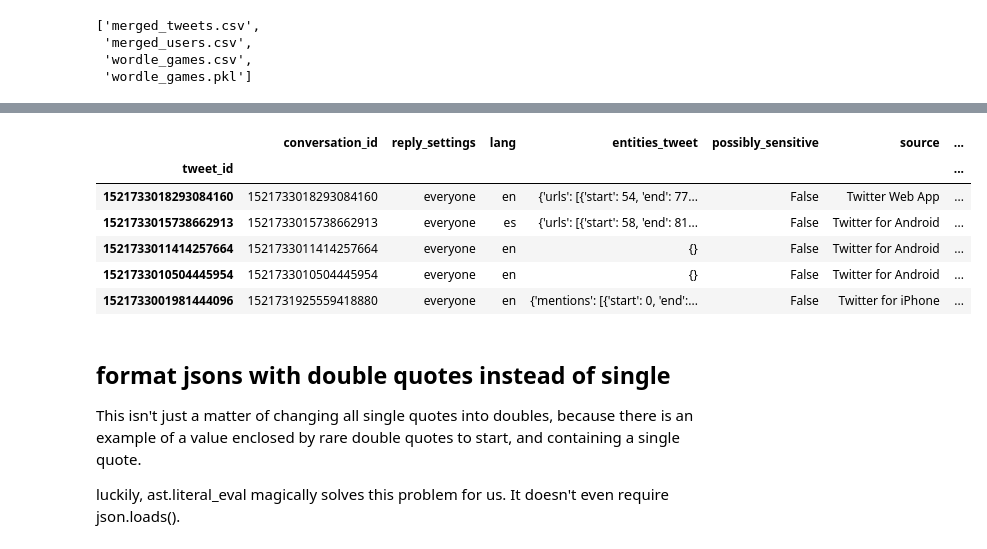
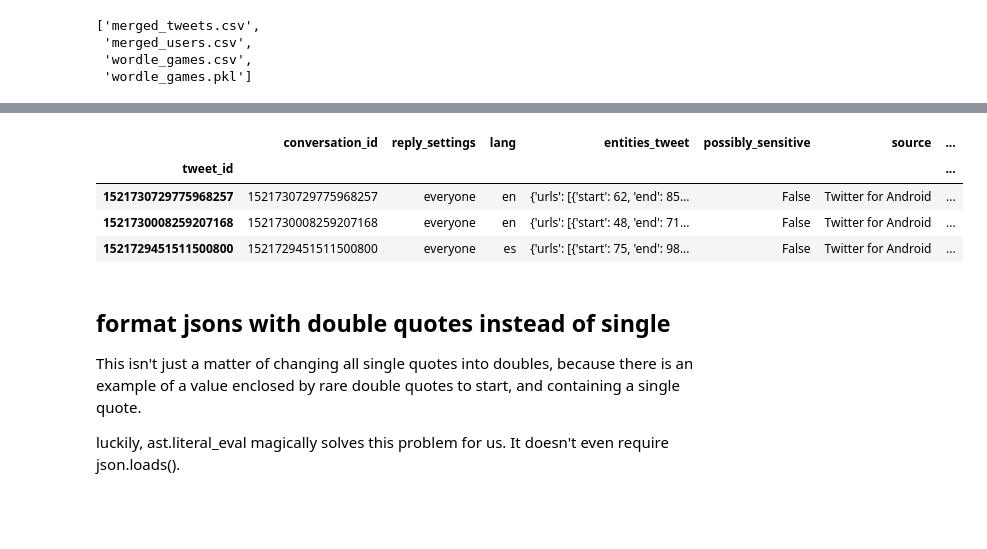
Before and after one commit to dtersegno/capstone, a Jupyter notebook: data_acquisition/4_EDA.ipynb, the cells around one changed output, grey strips where cells are left out. Saved outputs shown, nothing was run; the diff lists cells and outputs as text; code cells hidden in the pictures; blank space fills up the shorter version.

```diff
--- a/data_acquisition/4_EDA.ipynb
+++ b/data_acquisition/4_EDA.ipynb
@@ -73,0 +348,6 @@ len(tweets), len(users)
+# %%
+%%time
+# drop any users that simply have the same id. Keep one of each with matching id.
+dupe_indices = users.index.duplicated(keep='first')
+users.drop(index = users.index[dupe_indices], inplace=True)
+users.head()
@@ -197,6 +407,0 @@ It looks like a lot of the tweets are duplicated because merges and drop_duplica
-# %%
-#fast and loose fillna for dropping duplicates
-tudf.fillna(0, inplace=True)
-# %%
-tudf.drop_duplicates(inplace=True)
-tudf.info()
@@ -253,7 +407,0 @@ json_cols = ['entities_tweet', 'public_metrics_tweet','context_annotations','pub
-# %%
-#replace 0s in json columns with blank json
-for column in json_cols:
-    tudf[column] = tudf[column].apply(lambda entry: "{}" if entry == 0 else entry)
-
-#replace single quotes with double quotes for proper JSON interpretation.
-#tudf_json_keys = tudf[json_cols].apply(lambda entry: json.loads(entry.replace("""'""",'''"'''), inplace = True)
@@ -277,13 +481,11 @@ tudf[json_cols]
 # %%
-tudf.head()
+tudf.head(3)
 # %% [output]
 |  | conversation_id | reply_settings | lang | entities_tweet | possibly_sensitive | source | ... |
 | tweet_id |  |  |  |  |  |  | ... |
-| 1521733018293084160 | 1521733018293084160 | everyone | en | {'urls': [{'start': 54, 'end': 77... | False | Twitter Web App | ... |
-| 1521733015738662913 | 1521733015738662913 | everyone | es | {'urls': [{'start': 58, 'end': 81... | False | Twitter for Android | ... |
-| 1521733011414257664 | 1521733011414257664 | everyone | en | {} | False | Twitter for Android | ... |
-| 1521733010504445954 | 1521733010504445954 | everyone | en | {} | False | Twitter for Android | ... |
-| 1521733001981444096 | 1521731925559418880 | everyone | en | {'mentions': [{'start': 0, 'end':... | False | Twitter for iPhone | ... |
+| 1521730729775968257 | 1521730729775968257 | everyone | en | {'urls': [{'start': 62, 'end': 85... | False | Twitter for Android | ... |
+| 1521730008259207168 | 1521730008259207168 | everyone | en | {'urls': [{'start': 48, 'end': 71... | False | Twitter for Android | ... |
+| 1521729451511500800 | 1521729451511500800 | everyone | es | {'urls': [{'start': 75, 'end': 98... | False | Twitter for Android | ... |
 # %% [markdown]
 ## format jsons with double quotes instead of single
 
```
Also changed, not shown: parts of 116 cells of this notebook.
